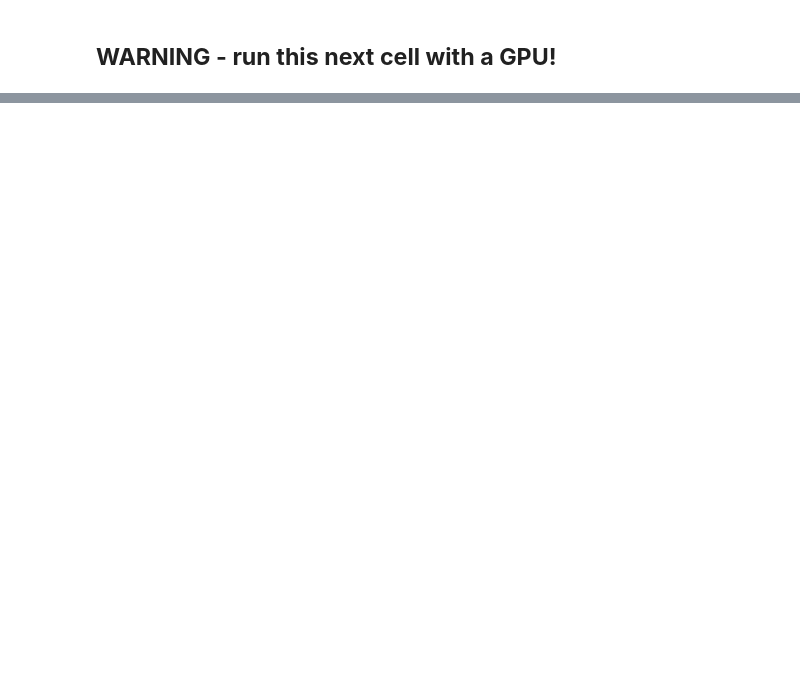
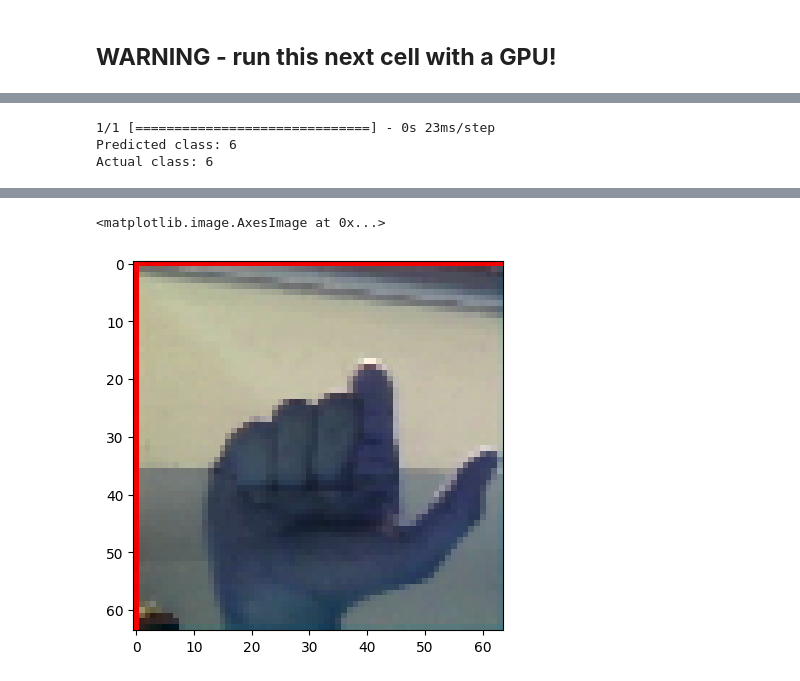
Before and after one commit to Joeshmoe03/ASL-classification, a Jupyter notebook: initial_findings.ipynb, the cells around one changed output, grey strips where cells are left out. Saved outputs shown, nothing was run; the diff lists cells and outputs as text; code cells hidden in the pictures; blank space fills up the shorter version.

```diff
--- a/initial_findings.ipynb
+++ b/initial_findings.ipynb
@@ -90,7 +90,7 @@ color = 'rgb' # 'grayscale'
 # Seed for reproducibility
 seed = 42
 # Number of epochs
-epochs = 10
+epochs = 5
 # Loss function
 loss = 'categorical_crossentropy'#'sparse_categorical_crossentropy' # 'categorical_crossentropy' (one-hot encoded labels) or 'sparse_categorical_crossentropy' (integer labels
 # Optimizer
@@ -122,6 +122,7 @@ train_dataset, val_dataset = tf.keras.utils.image_dataset_from_directory(data_pa
                                                                          batch_size = batch_size,
                                                                          image_size = (img_size, img_size),
                                                                          shuffle = True,
+                                                                         interpolation = 'nearest',
                                                                          seed = seed,
                                                                          validation_split = val_split,
                                                                          subset = "both")
@@ -195,4 +209,4 @@ model.optimizer.get_config()
 # %% [markdown]
 ## **WARNING - run this next cell with a GPU!**
 # %%
-history = model.fit(train_dataset, validation_data = val_dataset, epochs = epochs)
+history = model.fit(train_dataset, validation_data = val_dataset, epochs = epochs, shuffle=True)
@@ -198,0 +228,38 @@ history = model.fit(train_dataset, validation_data = val_dataset, epochs = epoch
+# %%
+idx = 29
+
+# get the first image
+image = images[idx]
+
+# get the label
+label = labels[idx]
+
+# get the prediction
+prediction = model.predict(np.expand_dims(image, axis = 0))
+
+# get the predicted class
+predicted_class = np.argmax(prediction)
+
+print(f'Predicted class: {predicted_class}')
+print(f'Actual class: {np.argmax(label)}')
+# %% [output]
+1/1 [==============================] - 0s 23ms/step
+Predicted class: 6
+Actual class: 6
+# %%
+test_img = cv2.imread('./data/asl_alphabet_test/asl_alphabet_test/T_test.jpg')
+
+# resize and apply transforms
+test_img = cv2.resize(test_img, (64, 64), interpolation = cv2.INTER_NEAREST)
+test_img = tf.image.convert_image_dtype(test_img, tf.float32)
+test_img = np.expand_dims(test_img, axis = 0)
+
+# get the prediction
+prediction = model.predict(test_img)
+
+# get the predicted class
+predicted_class = np.argmax(prediction)
+
+print(f'Predicted class: {predicted_class}')
+plt.imshow(test_img.squeeze())
+# %% [output]
@@ -198,0 +268,2 @@ history = model.fit(train_dataset, validation_data = val_dataset, epochs = epoch
+<matplotlib.image.AxesImage at 0x...>
+[figure, added]
```
Also changed, not shown: parts of 6 cells of this notebook, 35 other files.
